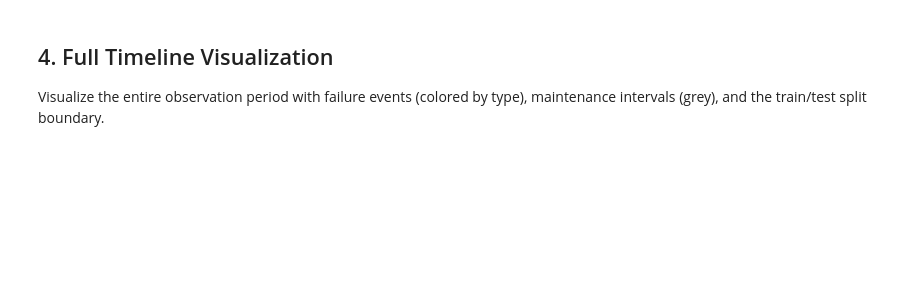
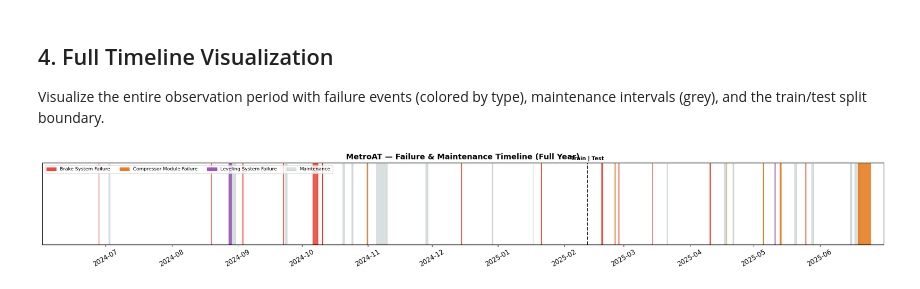
Before and after one commit to Emir515/Kurtulus-thesis, a Jupyter notebook: notebooks/01_data_exploration.ipynb, the cells around one changed output. Saved outputs shown, nothing was run; the diff lists cells and outputs as text; code cells hidden in the pictures; blank space fills up the shorter version.

```diff
--- a/notebooks/01_data_exploration.ipynb
+++ b/notebooks/01_data_exploration.ipynb
@@ -74,0 +85,13 @@ print(f'Columns: {len(train.columns)}')
+# %%
+# Overview from the parquet schema + the flag columns only (memory-safe)
+schema = pq.read_schema(TRAIN_FILES[0])
+sensor_cols = [c for c in schema.names if c not in META_COLS]
+
+train = load_cols(TRAIN_FILES, FLAG_COLS, 'TRAIN')
+test = load_cols(TEST_FILES, FLAG_COLS, 'TEST')
+gc.collect()
+
+for label, df in [('TRAIN', train), ('TEST', test)]:
+    print(f'{label}: {df["TIMESTAMP"].min()} to {df["TIMESTAMP"].max()}')
+print(f'\nTotal: {len(train) + len(test):,} rows | columns in raw files: {len(schema.names)} '
+      f'({len(sensor_cols)} sensor channels + {len(schema.names) - len(sensor_cols)} metadata/flag columns)')
@@ -75,17 +105,13 @@ print(f'Columns: {len(train.columns)}')
 # %%
-# Sensor columns (exclude metadata)
-sensor_cols = [c for c in train.columns if c not in META_COLS]
 print(f'Sensor columns: {len(sensor_cols)}')
 print(f'Sampling rate: {train["TIMESTAMP"].iloc[:10000].diff().dt.total_seconds().median():.0f}s (median)')
 print()
 
-# Class distribution per split
+# Class distribution per split (rows can be flagged as failure AND maintenance)
 for label, df in [('TRAIN', train), ('TEST', test)]:
     total = len(df)
-    f = df['TRAIN_IS_IN_FAILURE'].sum()
-    m = df['TRAIN_IS_IN_MAINTENANCE'].sum()
-    n = total - f - m
-    print(f'{label}: {total:>10,} rows | '
-          f'Failure {f:>7,} ({100*f/total:.2f}%) | '
-          f'Maintenance {m:>7,} ({100*m/total:.2f}%) | '
-          f'Normal {n:>10,} ({100*n/total:.2f}%)')
+    fl, mt = df['TRAIN_IS_IN_FAILURE'].astype(bool), df['TRAIN_IS_IN_MAINTENANCE'].astype(bool)
+    f, m, both = int(fl.sum()), int(mt.sum()), int((fl & mt).sum())
+    n = int((~fl & ~mt).sum())
+    print(f'{label}: {total:>10,} rows | Failure {f:>7,} ({100*f/total:.2f}%) | '
+          f'Maintenance {m:>7,} ({100*m/total:.2f}%) | both {both:>6,} | Normal {n:>10,} ({100*n/total:.2f}%)')
@@ -168,39 +248,35 @@ maintenance intervals (grey), and the train/test split boundary.
 # %%
 TYPE_COLORS = {
     'Brake System Failure':      '#e74c3c',
     'Compressor Module Failure': '#e67e22',
     'Leveling System Failure':   '#9b59b6',
 }
 MAINT_COLOR = '#95a5a6'
 
 fig, ax = plt.subplots(figsize=(20, 3))
-
-# Maintenance blocks
 for _, row in pd.concat([train_maint, test_maint]).iterrows():
     ax.axvspan(row['start'], row['end'], color=MAINT_COLOR, alpha=0.35, zorder=0)
 
-# Train/test split
-split_date = train['TIMESTAMP'].max()
+split_date = SPLIT_TS
 ax.axvline(split_date, color='black', linestyle='--', linewidth=1.5, zorder=3)
 ax.text(split_date, 1.02, 'Train | Test', transform=ax.get_xaxis_transform(),
         va='bottom', ha='center', fontsize=9, fontweight='bold')
 
-# Failure events
 for events in [train_failures, test_failures]:
     for _, row in events.iterrows():
-        color = TYPE_COLORS.get(row['event_type'], 'grey')
-        ax.axvspan(row['start'], row['end'], color=color, alpha=0.9, zorder=2)
+        ax.axvspan(row['start'], row['end'], color=TYPE_COLORS.get(row['event_type'], 'grey'), alpha=0.9, zorder=2)
 
 patches = [Patch(color=c, label=t) for t, c in TYPE_COLORS.items()]
 patches.append(Patch(color=MAINT_COLOR, alpha=0.35, label='Maintenance'))
 ax.legend(handles=patches, loc='upper left', fontsize=8, ncol=4)
-
 ax.xaxis.set_major_formatter(mdates.DateFormatter('%Y-%m'))
 ax.xaxis.set_major_locator(mdates.MonthLocator())
 plt.xticks(rotation=30)
 ax.set_yticks([])
 ax.set_xlim(train['TIMESTAMP'].min(), test['TIMESTAMP'].max())
 ax.set_title('MetroAT — Failure & Maintenance Timeline (Full Year)', fontsize=13, fontweight='bold')
 plt.tight_layout()
 plt.show()
+# %% [output]
+[figure, added]
 # %%
```
Also changed, not shown: parts of 27 cells of this notebook, 5 other files.
